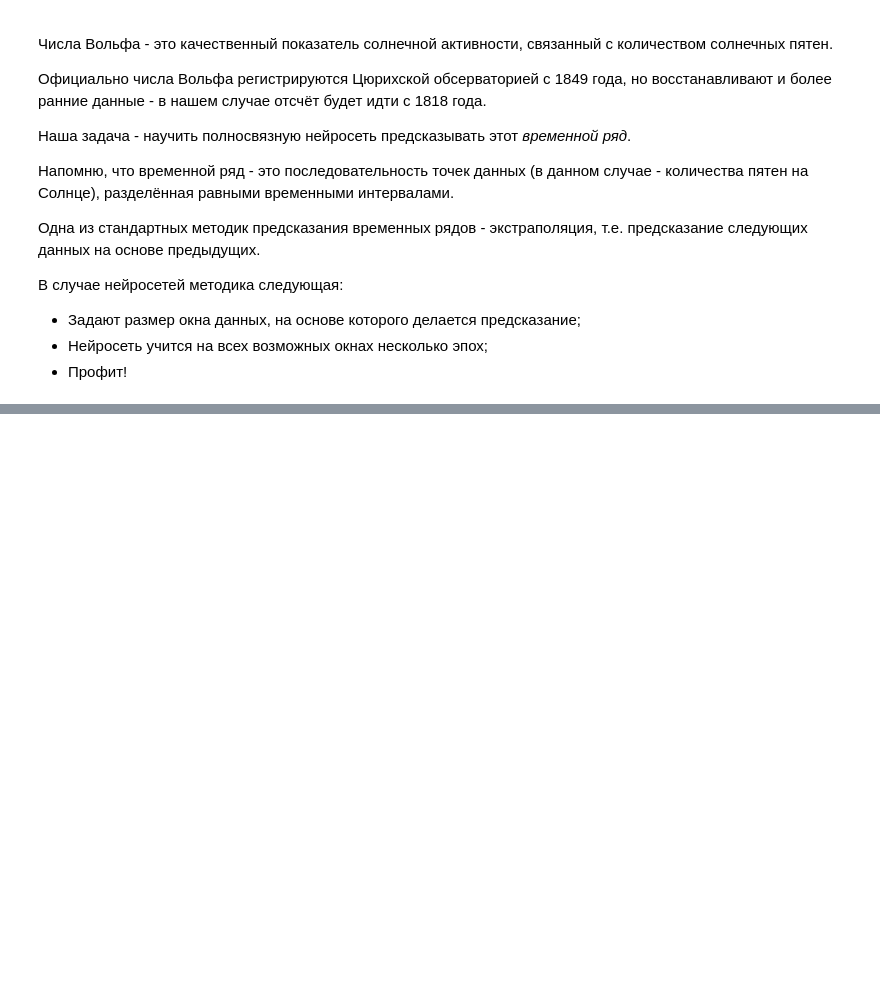
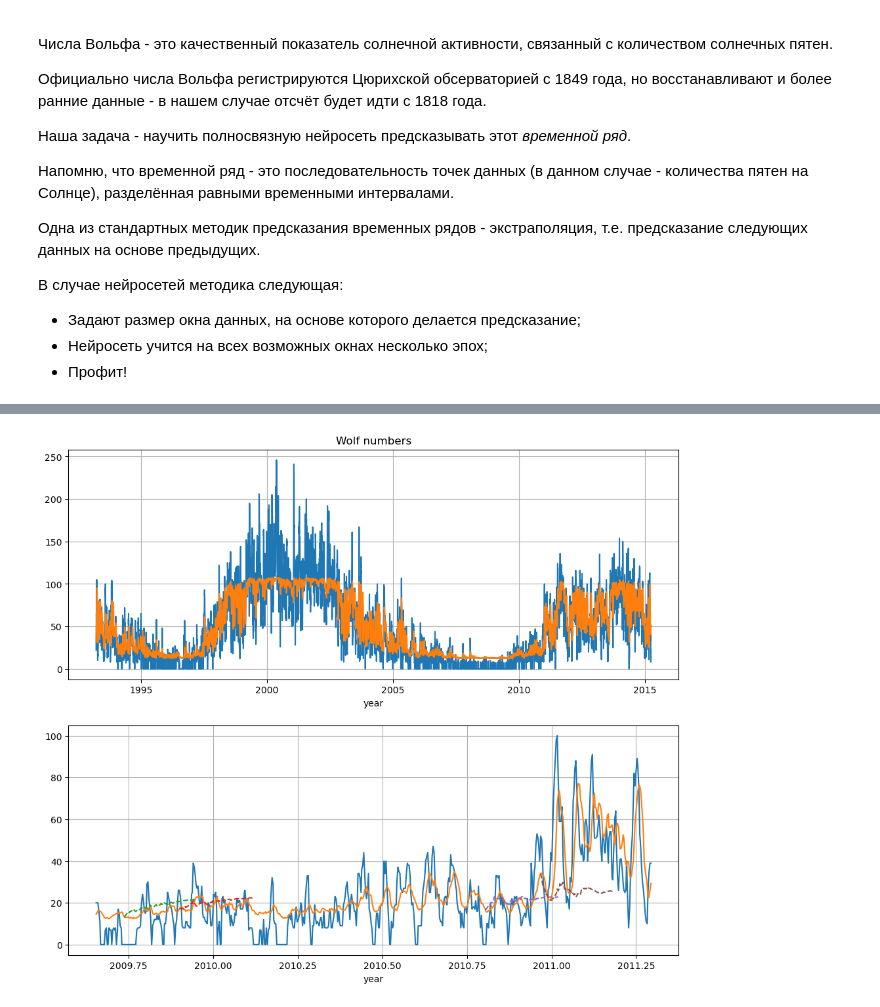
Before and after one commit to alexeivorohov-nn/nn_usu, a Jupyter notebook: Lessons/S3_PyTorch_NN.ipynb, the cells around one changed output, grey strips where cells are left out. Drawn from its saved outputs; the diff is of its cells as text; code cells hidden in the pictures; blank space fills up the shorter version.

```diff
--- a/Lessons/S3_PyTorch_NN.ipynb
+++ b/Lessons/S3_PyTorch_NN.ipynb
@@ -685,8 +684,8 @@ data_s = scaler.fit_transform(data)
 # %%
 # Сгенерируeм наборы окон из данных с помощью TimeseriesLoader()
 
-LOOKBACK = 40
-FWD_SCOPE = 60
+LOOKBACK = 60
+FWD_SCOPE = 1
 
 split_point = 64000
 
@@ -722,29 +721,23 @@ torch.Size([8004, 60])
 # YOUR CODE
 class SeriesPredictor(nn.Module):
 
-    def __init__(self, lookback, scope):
+    def __init__(self, lookback, scope, hidden_dim = 3):
 
-        heads = 1
         super().__init__()
-        self.L1 = nn.Linear(in_features=lookback, out_features=scope*heads)
+        self.L1 = nn.Linear(in_features=lookback, out_features=hidden_dim)
         self.A1 = nn.Sigmoid()
-        self.L2 = nn.Linear(in_features=scope*heads, out_features=1)
-        # self.A2 = nn.ReLU()
+        self.L2 = nn.Linear(in_features=hidden_dim, out_features=scope)
 
 
     def forward(self, X):
 
         X1 = self.A1(self.L1(X))
-
         outp = self.L2(X1)
-        # X2 = self.A2(self.L2(X1))
-        # outp = self.L3(X2)
 
         return outp
 
 
 ## Тестируем:
-
 lookback = 4
 scope = 5
 batch_size = 2
@@ -941,0 +841,65 @@ SeriesPredictor(
+# %%
+# Процедура последовательных предсказаний:
+
+def sequential_forward(model, x_init, fwd):
+
+    assert x_init.shape[0] == LOOKBACK
+
+    y_seq = torch.zeros(LOOKBACK+fwd)
+    y_seq[0:LOOKBACK] = x_init
+
+    with torch.no_grad():
+
+        for t in range(0, fwd):
+
+            y_seq[t+LOOKBACK] = model(y_seq[t:t+LOOKBACK])[0]
+
+    return y_seq[-fwd:]
+
+plt_t = sol_df['YEARF'][split_point:-LOOKBACK-FWD_SCOPE]
+
+
+# Делаем предсказания на валидационной выборке
+
+with torch.no_grad():
+    y_pred=model(X_val)
+
+# Задаём размер более подробного графика
+t1 = 6000
+t2 = t1 + LOOKBACK*10
+
+# Задаём окна для последовательных предсказаний и их размеры
+t_seq = [(30, 80), (30+LOOKBACK, 80), (LOOKBACK*7, 80), (LOOKBACK*8, 80)]
+x_seq = [X_val[t1+t[0]] for t in t_seq]
+y_seq = [sequential_forward(model, x, t_seq[i][1]) for i, x in enumerate(x_seq)]
+
+
+# Масштабируем наши данные и предсказания
+ys_val = scaler.inverse(y_val[:, 0])
+ys_pred = scaler.inverse(y_pred[:, 0])
+ys_seq = [scaler.inverse(y_) for y_ in y_seq]
+
+# Строим общий график предсказаний на валидационной выборке и более детально - график с последовательными предсказаниями:
+
+fig, (ax1, ax2) = plt.subplots(2,1,figsize=(12,10))
+
+ax1.plot(plt_t, ys_val)
+ax1.plot(plt_t, ys_pred)
+ax1.grid('on')
+ax1.set_title('Wolf numbers')
+ax1.set_xlabel('year')
+
+
+ax2.plot(plt_t[t1:t2], ys_val[t1:t2])
+ax2.plot(plt_t[t1:t2], ys_pred[t1:t2])
+
+for i, y_ in enumerate(ys_seq):
+    t_ = plt_t[(t1+t_seq[i][0]):(t1 + t_seq[i][0]+t_seq[i][1])]
+    ax2.plot(t_, y_, '--')
+
+ax2.grid('on')
+ax2.set_xlabel('year')
+
+plt.show()
+# %% [output]
+[figure, added]
```
Also changed, not shown: parts of 14 cells of this notebook, 4 other files.
